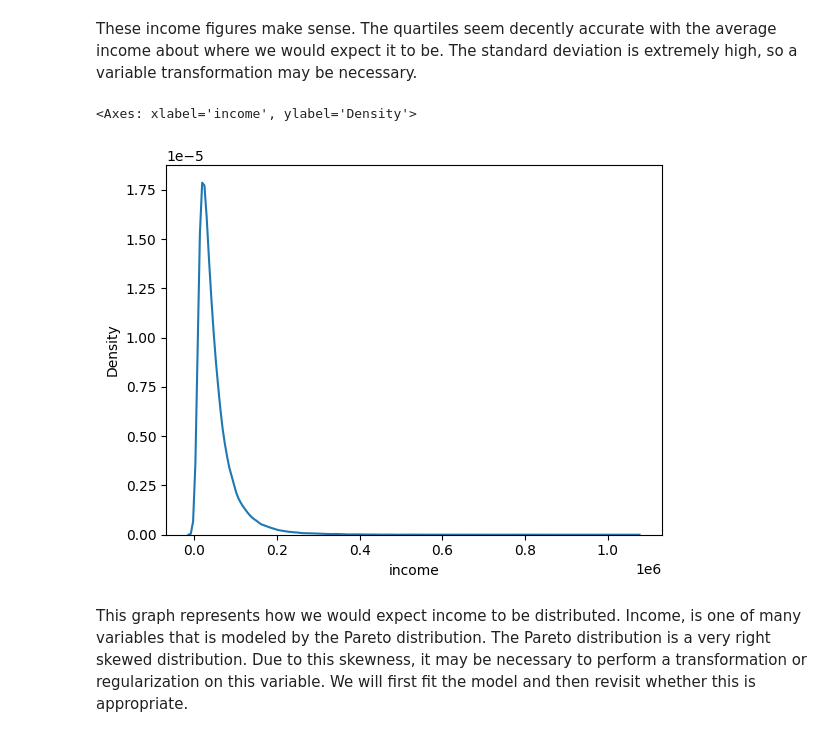
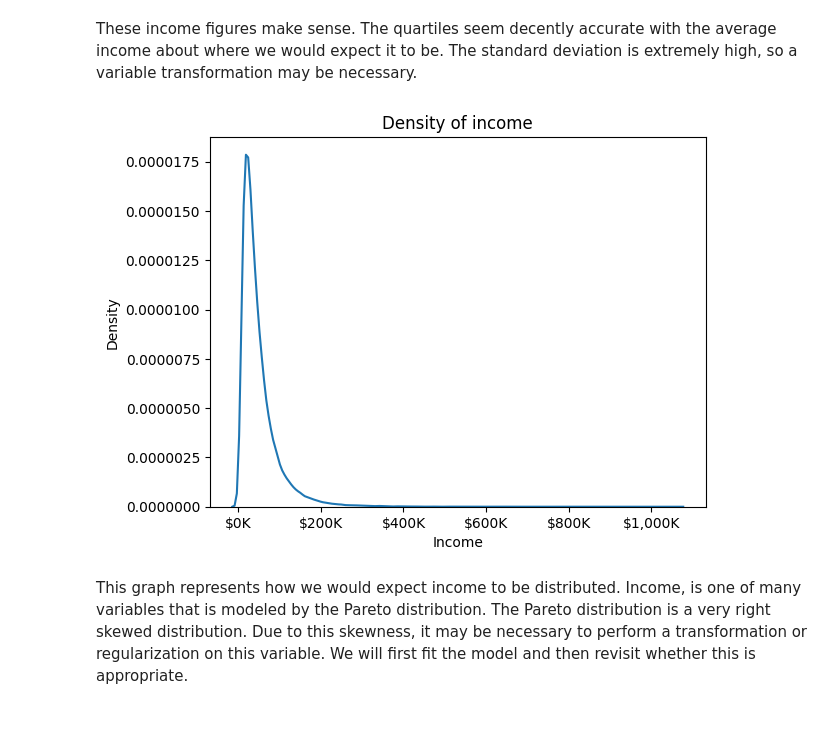
Before and after one commit to jmc8290/dataScienceFoundationsProject, a Jupyter notebook: workbooks/dataCleaning.ipynb, the cells around one changed output. Cells and saved outputs as stored; diff of their text form; code cells hidden in the pictures.

```diff
--- a/workbooks/dataCleaning.ipynb
+++ b/workbooks/dataCleaning.ipynb
@@ -309,10 +312,20 @@ Name: income, dtype: float64
 # %% [markdown]
 These income figures make sense. The quartiles seem decently accurate with the average income about where we would expect it to be. The standard deviation is extremely high, so a variable transformation may be necessary.
 # %%
+from matplotlib.ticker import FuncFormatter
 sns.kdeplot(not_missing['income'])
+plt.title('Density of income')
+plt.xlabel('Income')
+plt.ylabel('Density')
+
+#These three lines of code are from chat-gpt. The first two convert the x-axis from scientific notation to thousands of dollars.
+formatter = FuncFormatter(lambda x, pos: f'${x/1000:,.0f}K')
+plt.gca().xaxis.set_major_formatter(formatter)
+#This one turns off scientific notation for the y-axis
+plt.gca().yaxis.get_major_formatter().set_scientific(False)
+plt.show()
 # %% [output]
-<Axes: xlabel='income', ylabel='Density'>
-[figure, old version]
+[figure, new version]
 # %% [markdown]
 This graph represents how we would expect income to be distributed. Income, is one of many variables that is modeled by the Pareto distribution. The Pareto distribution is a very right skewed distribution. Due to this skewness, it may be necessary to perform a transformation or regularization on this variable. We will first fit the model and then revisit whether this is appropriate.
 # %% [markdown]
```
Also changed, not shown: parts of 2 cells of this notebook, 6 other files.
